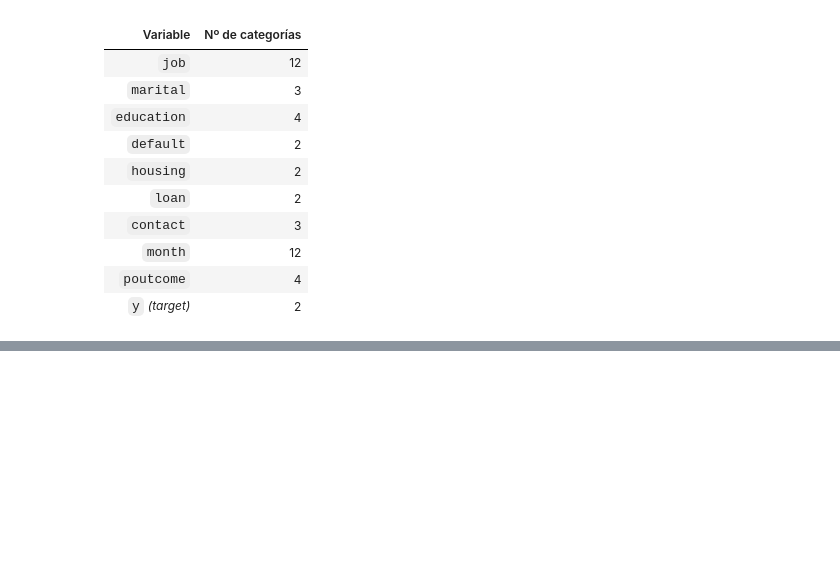
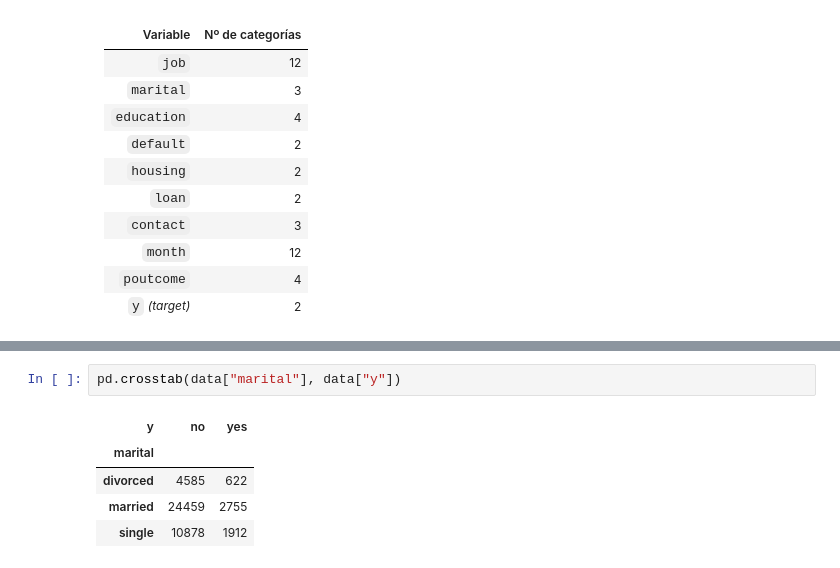
Before and after one commit to joseparedes14/MLPROJ, a Jupyter notebook: notebook/EDA.ipynb, the cells around one changed output, grey strips where cells are left out. Drawn from its saved outputs; the diff is of its cells as text; blank space fills up the shorter version.

```diff
--- a/notebook/EDA.ipynb
+++ b/notebook/EDA.ipynb
@@ -247,0 +358,8 @@ data.describe().T.style.background_gradient(cmap = "magma")
+# %%
+pd.crosstab(data["marital"], data["y"])
+# %% [output]
+| y | no | yes |
+| marital |  |  |
+| divorced | 4585 | 622 |
+| married | 24459 | 2755 |
+| single | 10878 | 1912 |
```
Also changed, not shown: parts of 20 cells of this notebook, 1 other file.
